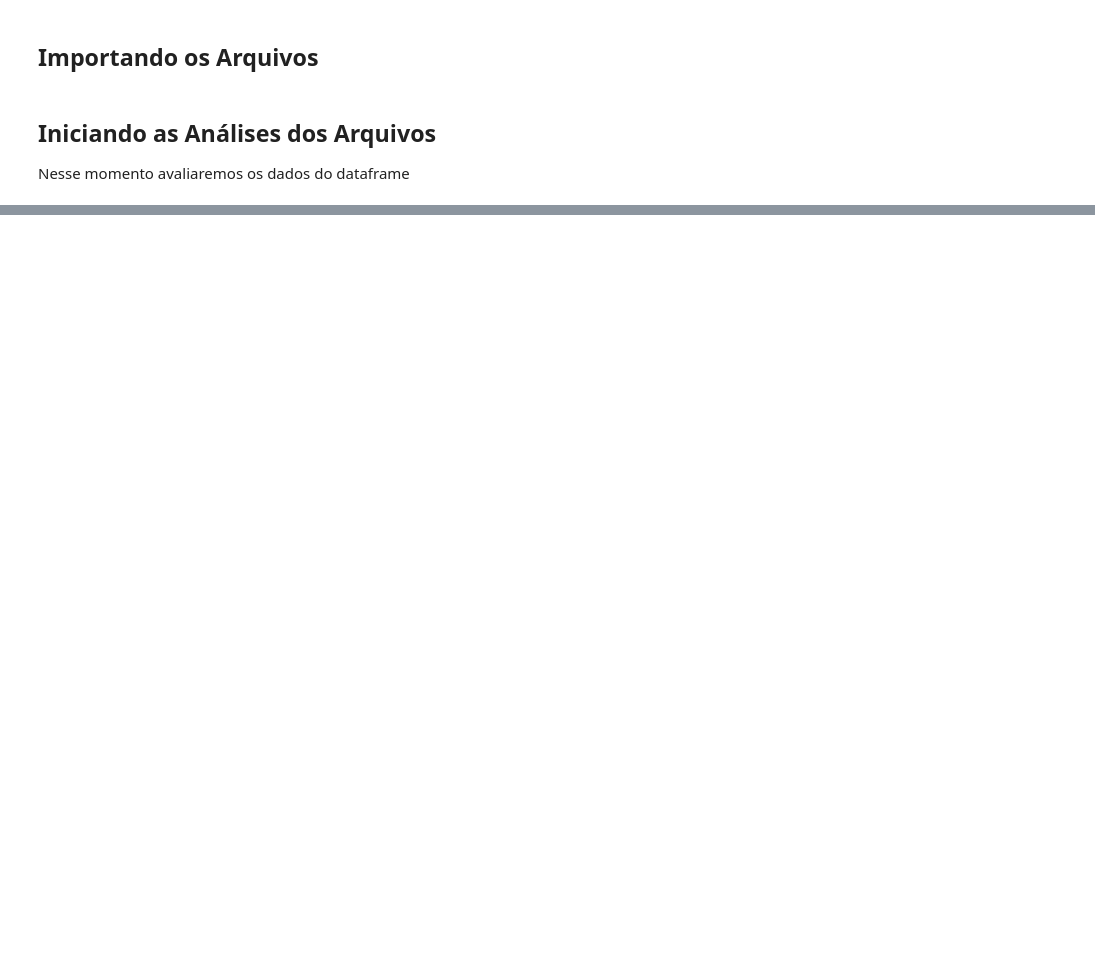
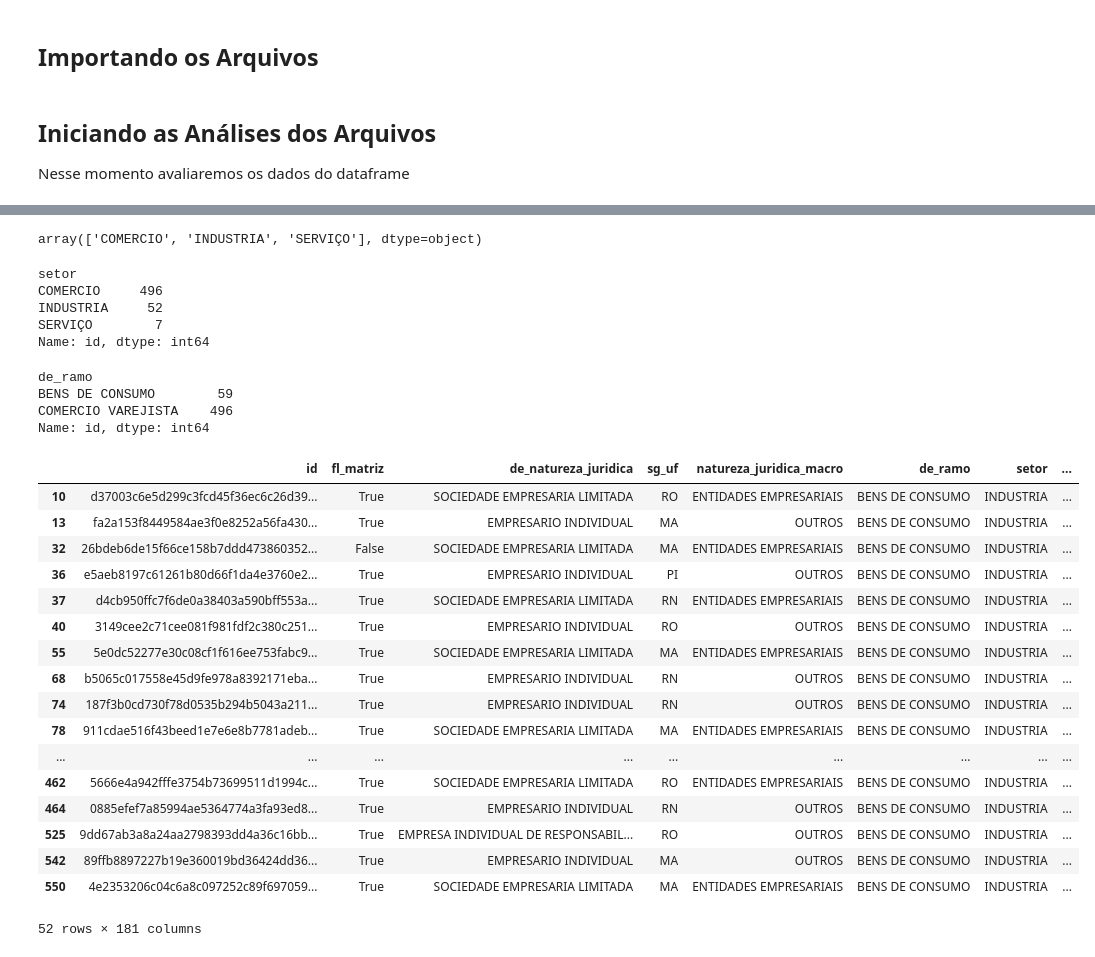
Before and after one commit to codenation-dev/squad-1-ad-xp-data-science-1, a Jupyter notebook: notebook-silvio.ipynb, the cells around one changed output, grey strips where cells are left out. Drawn from its saved outputs; the diff is of its cells as text; code cells hidden in the pictures; blank space fills up the shorter version.

```diff
--- a/notebook-silvio.ipynb
+++ b/notebook-silvio.ipynb
@@ -81,0 +223,44 @@ mercado.describe()
+# %%
+#Distribuição de Setor do portfolio1
+portfolio1.setor.unique()
+# %% [output]
+array(['COMERCIO', 'INDUSTRIA', 'SERVIÇO'], dtype=object)
+# %%
+#Avaliação de Distribuição de setor do portfolio1
+portfolio1.groupby('setor').id.count()
+# %% [output]
+setor
+COMERCIO     496
+INDUSTRIA     52
+SERVIÇO        7
+Name: id, dtype: int64
+# %%
+#Avaliação de Distribuição de setor do portfolio1
+portfolio1.groupby('de_ramo').id.count()
+# %% [output]
+de_ramo
+BENS DE CONSUMO        59
+COMERCIO VAREJISTA    496
+Name: id, dtype: int64
+# %%
+#Avaliando industria
+portfolio1[portfolio1.setor == 'INDUSTRIA']
+# %% [output]
+|  | id | fl_matriz | de_natureza_juridica | sg_uf | natureza_juridica_macro | de_ramo | setor | ... |
+| 10 | d37003c6e5d299c3fcd45f36ec6c26d39... | True | SOCIEDADE EMPRESARIA LIMITADA | RO | ENTIDADES EMPRESARIAIS | BENS DE CONSUMO | INDUSTRIA | ... |
+| 13 | fa2a153f8449584ae3f0e8252a56fa430... | True | EMPRESARIO INDIVIDUAL | MA | OUTROS | BENS DE CONSUMO | INDUSTRIA | ... |
+| 32 | 26bdeb6de15f66ce158b7ddd473860352... | False | SOCIEDADE EMPRESARIA LIMITADA | MA | ENTIDADES EMPRESARIAIS | BENS DE CONSUMO | INDUSTRIA | ... |
+| 36 | e5aeb8197c61261b80d66f1da4e3760e2... | True | EMPRESARIO INDIVIDUAL | PI | OUTROS | BENS DE CONSUMO | INDUSTRIA | ... |
+| 37 | d4cb950ffc7f6de0a38403a590bff553a... | True | SOCIEDADE EMPRESARIA LIMITADA | RN | ENTIDADES EMPRESARIAIS | BENS DE CONSUMO | INDUSTRIA | ... |
+| 40 | 3149cee2c71cee081f981fdf2c380c251... | True | EMPRESARIO INDIVIDUAL | RO | OUTROS | BENS DE CONSUMO | INDUSTRIA | ... |
+| 55 | 5e0dc52277e30c08cf1f616ee753fabc9... | True | SOCIEDADE EMPRESARIA LIMITADA | MA | ENTIDADES EMPRESARIAIS | BENS DE CONSUMO | INDUSTRIA | ... |
+| 68 | b5065c017558e45d9fe978a8392171eba... | True | EMPRESARIO INDIVIDUAL | RN | OUTROS | BENS DE CONSUMO | INDUSTRIA | ... |
+| 74 | 187f3b0cd730f78d0535b294b5043a211... | True | EMPRESARIO INDIVIDUAL | RN | OUTROS | BENS DE CONSUMO | INDUSTRIA | ... |
+| 78 | 911cdae516f43beed1e7e6e8b7781adeb... | True | SOCIEDADE EMPRESARIA LIMITADA | MA | ENTIDADES EMPRESARIAIS | BENS DE CONSUMO | INDUSTRIA | ... |
+| ... | ... | ... | ... | ... | ... | ... | ... | ... |
+| 462 | 5666e4a942fffe3754b73699511d1994c... | True | SOCIEDADE EMPRESARIA LIMITADA | RO | ENTIDADES EMPRESARIAIS | BENS DE CONSUMO | INDUSTRIA | ... |
+| 464 | 0885efef7a85994ae5364774a3fa93ed8... | True | EMPRESARIO INDIVIDUAL | RN | OUTROS | BENS DE CONSUMO | INDUSTRIA | ... |
+| 525 | 9dd67ab3a8a24aa2798393dd4a36c16bb... | True | EMPRESA INDIVIDUAL DE RESPONSABIL... | RO | OUTROS | BENS DE CONSUMO | INDUSTRIA | ... |
+| 542 | 89ffb8897227b19e360019bd36424dd36... | True | EMPRESARIO INDIVIDUAL | MA | OUTROS | BENS DE CONSUMO | INDUSTRIA | ... |
+| 550 | 4e2353206c04c6a8c097252c89f697059... | True | SOCIEDADE EMPRESARIA LIMITADA | MA | ENTIDADES EMPRESARIAIS | BENS DE CONSUMO | INDUSTRIA | ... |
+52 rows × 181 columns
```
Also changed, not shown: parts of 17 cells of this notebook.
